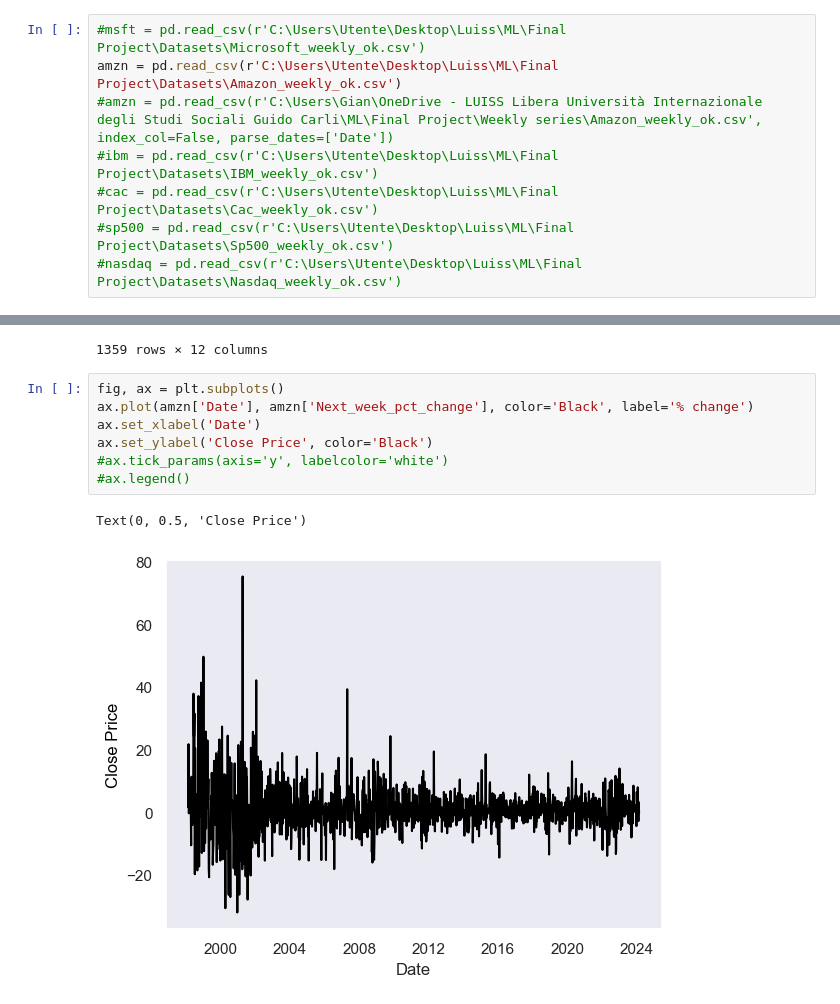
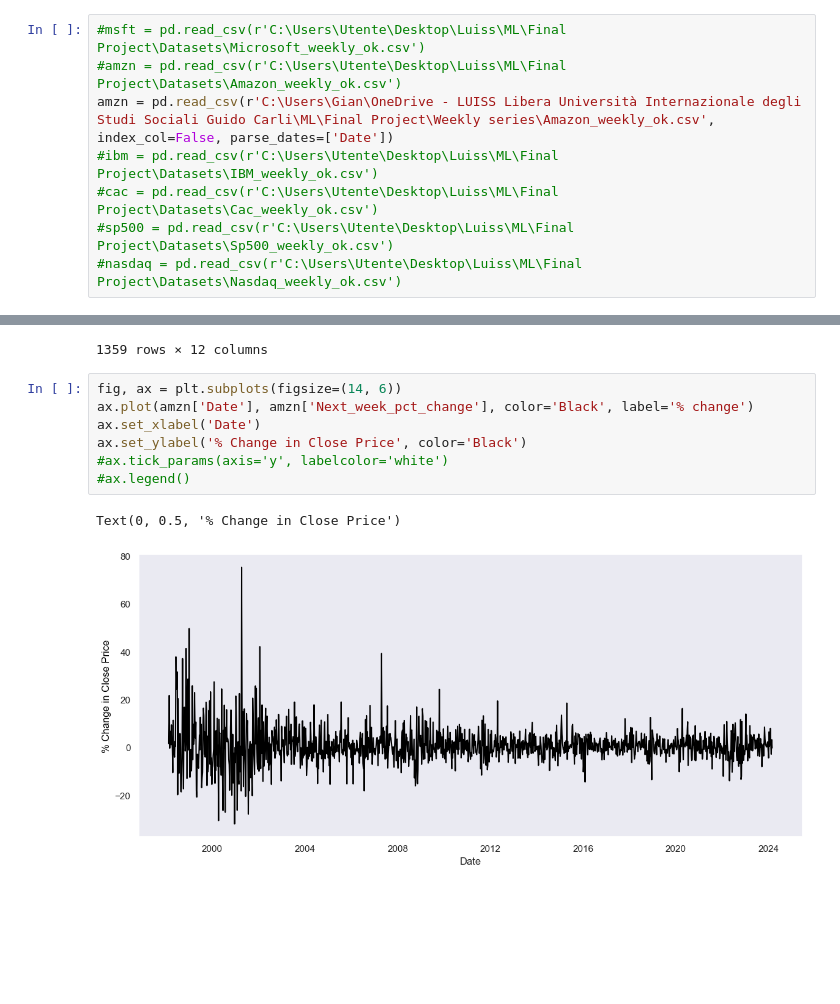
Before and after one commit to elenatomasella/ML, a Jupyter notebook: anfis_amzn.ipynb, the cells around one changed output, grey strips where cells are left out. Cells and saved outputs as stored; diff of their text form; blank space fills up the shorter version.

```diff
--- a/anfis_amzn.ipynb
+++ b/anfis_amzn.ipynb
@@ -20,8 +20,8 @@ import seaborn as sns
 import numpy as np
 # %%
 #msft = pd.read_csv(r'C:\Users\Utente\Desktop\Luiss\ML\Final Project\Datasets\Microsoft_weekly_ok.csv')
-amzn = pd.read_csv(r'C:\Users\Utente\Desktop\Luiss\ML\Final Project\Datasets\Amazon_weekly_ok.csv')
-#amzn = pd.read_csv(r'C:\Users\Gian\OneDrive - LUISS Libera Università Internazionale degli Studi Sociali Guido Carli\ML\Final Project\Weekly series\Amazon_weekly_ok.csv', index_col=False, parse_dates=['Date'])
+#amzn = pd.read_csv(r'C:\Users\Utente\Desktop\Luiss\ML\Final Project\Datasets\Amazon_weekly_ok.csv')
+amzn = pd.read_csv(r'C:\Users\Gian\OneDrive - LUISS Libera Università Internazionale degli Studi Sociali Guido Carli\ML\Final Project\Weekly series\Amazon_weekly_ok.csv', index_col=False, parse_dates=['Date'])
 #ibm = pd.read_csv(r'C:\Users\Utente\Desktop\Luiss\ML\Final Project\Datasets\IBM_weekly_ok.csv')
 #cac = pd.read_csv(r'C:\Users\Utente\Desktop\Luiss\ML\Final Project\Datasets\Cac_weekly_ok.csv')
 #sp500 = pd.read_csv(r'C:\Users\Utente\Desktop\Luiss\ML\Final Project\Datasets\Sp500_weekly_ok.csv')
@@ -217,15 +217,15 @@ amzn
 | 1358 | 1397 | 2024-02-25 | 167.830000 | 175.750000 | 165.740000 | 174.990000 | 0.142829 | 76.592328 | 119.258154 | 0.976216 | ... |
 1359 rows × 12 columns
 # %%
-fig, ax = plt.subplots()
+fig, ax = plt.subplots(figsize=(14, 6))
 ax.plot(amzn['Date'], amzn['Next_week_pct_change'], color='Black', label='% change')
 ax.set_xlabel('Date')
-ax.set_ylabel('Close Price', color='Black')
+ax.set_ylabel('% Change in Close Price', color='Black')
 #ax.tick_params(axis='y', labelcolor='white')
 #ax.legend()
 # %% [output]
-Text(0, 0.5, 'Close Price')
+Text(0, 0.5, '% Change in Close Price')
-[figure, old version]
+[figure, new version]
 # %%
 # Define your feature columns
 feature_columns = ['MA40_MA10_difference_normalized', 'RSI', 'CCI', 'CPC']
```
Also changed, not shown: parts of 9 cells of this notebook.
